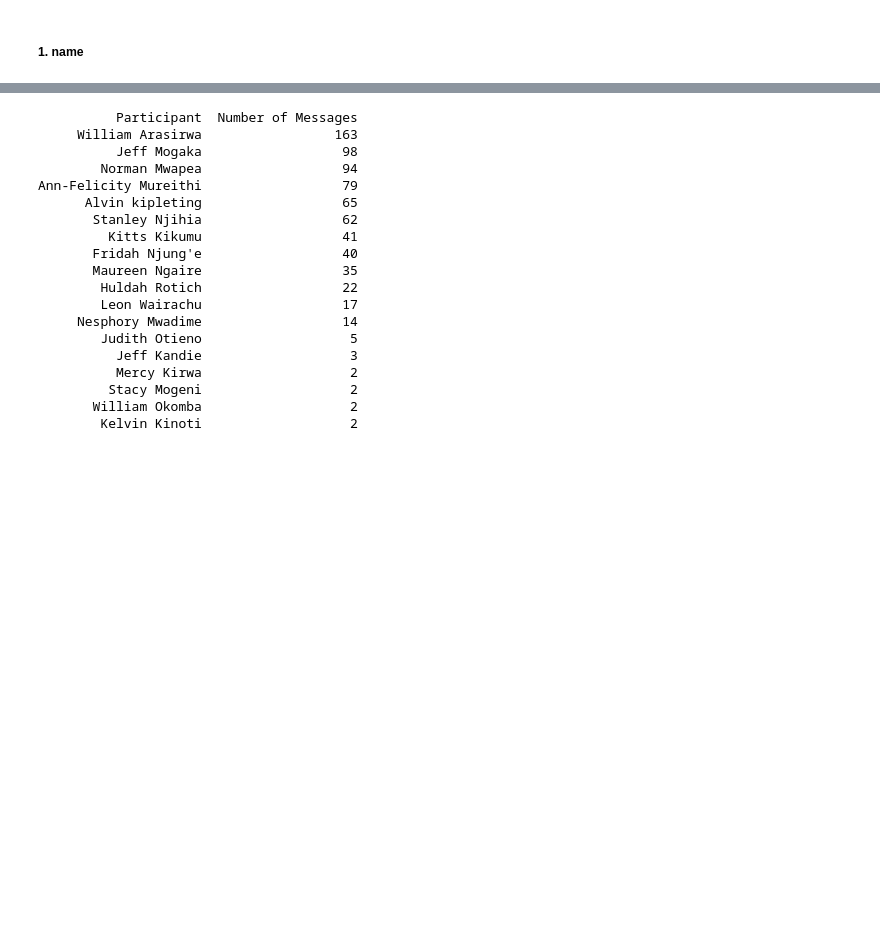
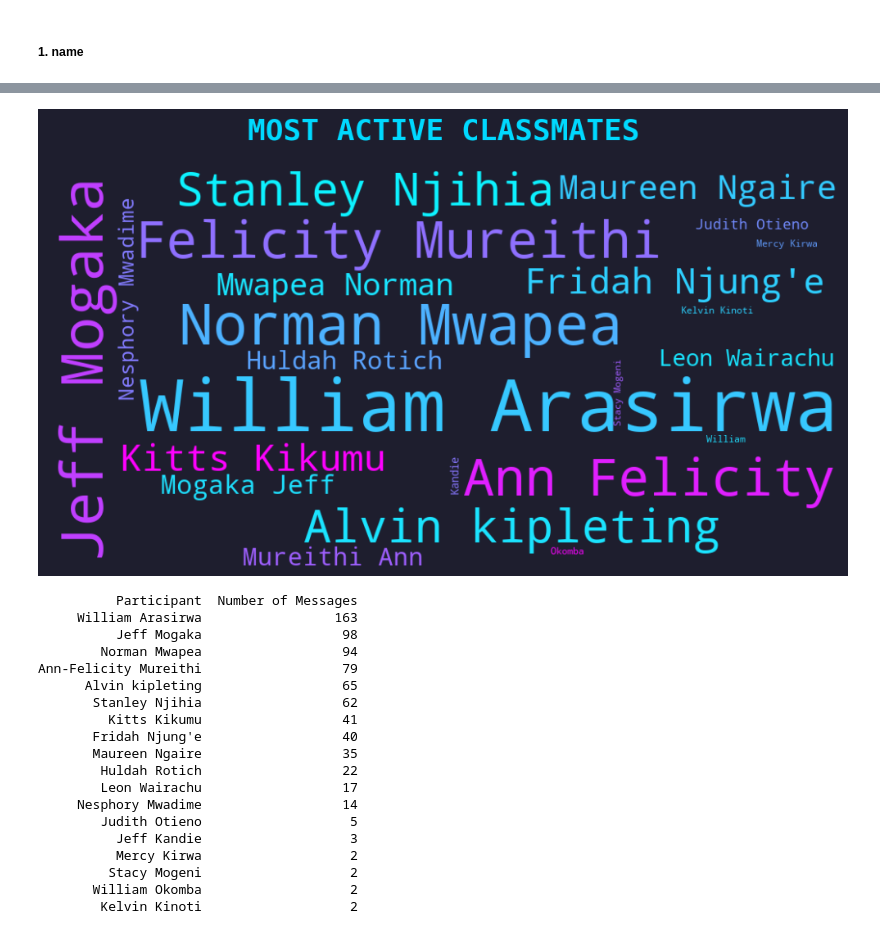
Before and after one commit to Vain-Guy/chit-chat, a Jupyter notebook: chatterbox.ipynb, the cells around one changed output, grey strips where cells are left out. Drawn from its saved outputs; the diff is of its cells as text; code cells hidden in the pictures; blank space fills up the shorter version.

```diff
--- a/chatterbox.ipynb
+++ b/chatterbox.ipynb
@@ -640,3 +549,50 @@ plt.show()
+# %%
+# Combine NLTK stopwords with default WordCloud stopwords
+stopwords = set(STOPWORDS).union(set(nltk_stopwords.words('english')))
+
+# Combine all names into a single string (drop NaNs just in case)
+text = " ".join(chatterbox_df['name'].dropna().astype(str))
+
+# Create word cloud
+wordcloud = WordCloud(
+    width=1000,
+    height=500,
+    background_color='#1e1e2e',
+    colormap='cool',
+    stopwords=stopwords,
+    contour_width=2,
+    contour_color='#00d9ff',
+    prefer_horizontal=0.65,
+    max_words=50,
+    relative_scaling=0.5,
+    min_font_size=12,
+    mode='RGBA'
+).generate(text)
+
+# Create figure
+fig, ax = plt.subplots(figsize=(10, 7), facecolor='#1e1e2e')
+ax.set_facecolor('#1e1e2e')
+
+# Display word cloud
+ax.imshow(wordcloud, interpolation='bilinear')
+ax.axis('off')
+
+# Add data science themed header
+ax.text(
+    0.5, 1.08, 'MOST ACTIVE CLASSMATES',
+    transform=ax.transAxes,
+    fontsize=26,
+    weight='bold',
+    ha='center',
+    color='#00d9ff',
+    fontfamily='monospace'
+)
+
+plt.tight_layout()
+plt.subplots_adjust(top=0.92, bottom=0.05)
+plt.show()
+# %% [output]
+[figure, added]
 # %%
 # Get name value counts
 name_counts = chatterbox_df['name'].value_counts()
```
Also changed, not shown: parts of 11 cells of this notebook, 1 other file.
